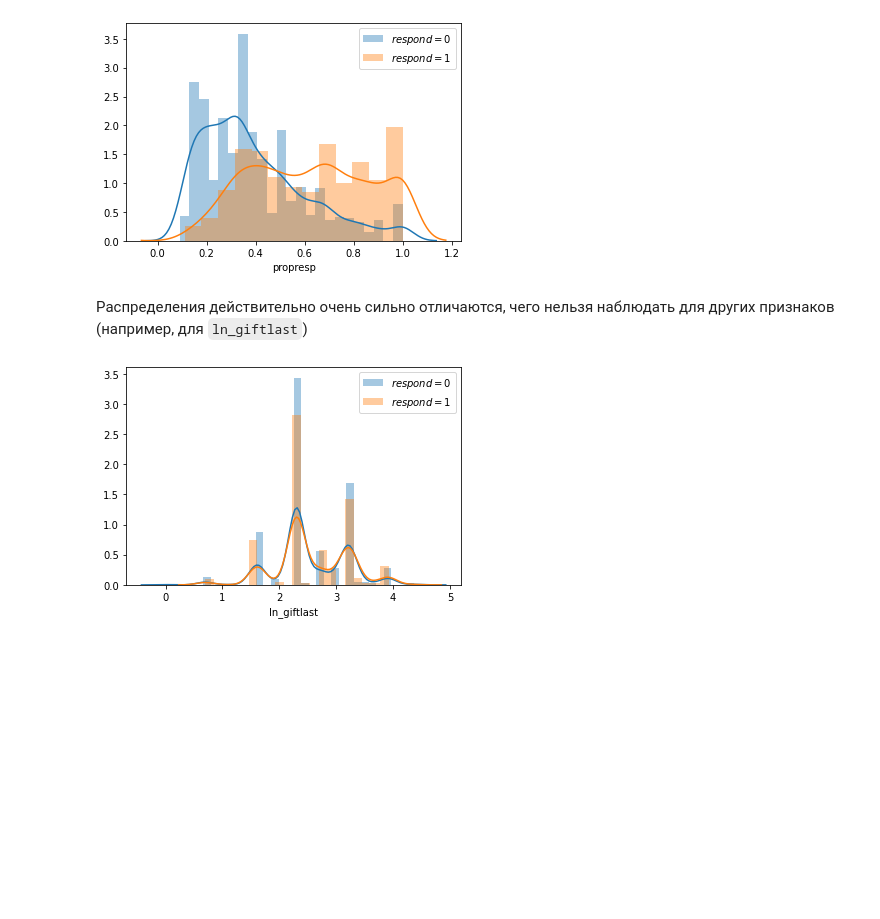
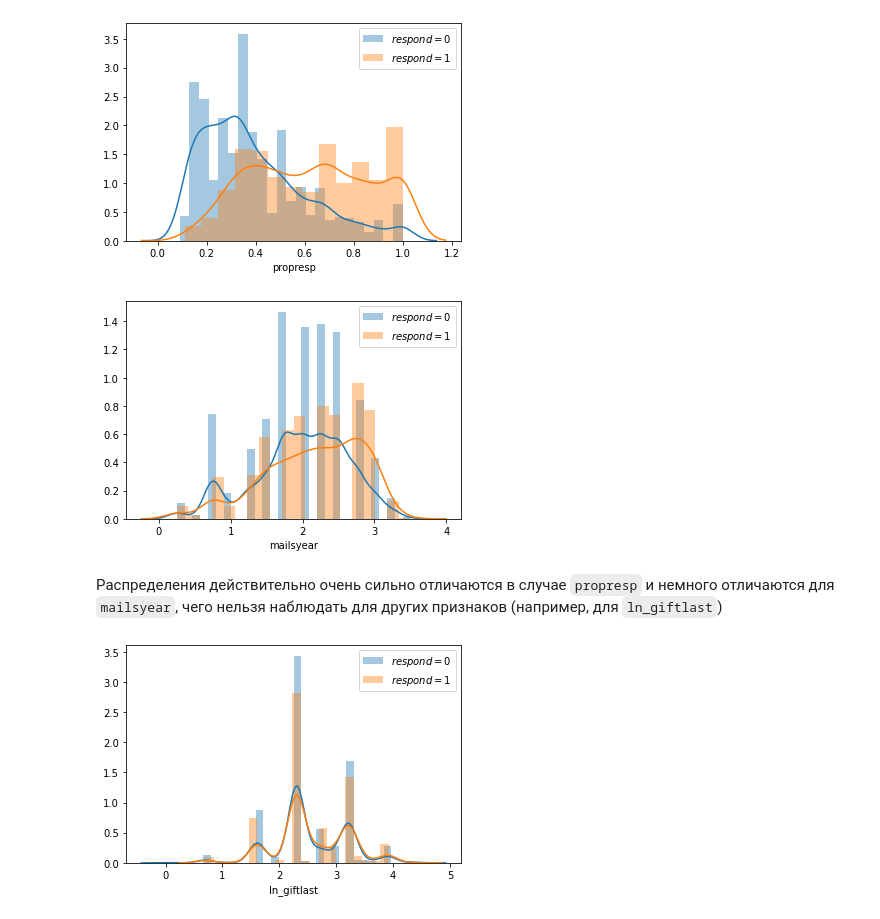
Before and after one commit to CrafterKolyan/applied-statistical-data-analysis, a Jupyter notebook: project/project_Nikolay_Korolev.ipynb, the cells around one changed output. Saved outputs shown, nothing was run; the diff lists cells and outputs as text; code cells hidden in the pictures; blank space fills up the shorter version.

```diff
--- a/project/project_Nikolay_Korolev.ipynb
+++ b/project/project_Nikolay_Korolev.ipynb
@@ -310,0 +336,2 @@ Accuracy: 0.7130600571973308
+# %%
+data['mailsyear_bin'] = data['mailsyear'] <= 1
@@ -310,0 +353,3 @@ Accuracy: 0.7130600571973308
+# %%
+column = 'mailsyear'
+data = data.join(pd.get_dummies(data[column], prefix=column, drop_first=True))
@@ -317,8 +384,15 @@ plt.legend()
 plt.show()
 # %% [output]
 [figure]
+# %%
+sns.distplot(data[data['respond'] == 0]['mailsyear'], label='$respond = 0$')
+sns.distplot(data[data['respond'] == 1]['mailsyear'], label='$respond = 1$')
+plt.legend()
+plt.show()
+# %% [output]
+[figure, added]
 # %% [markdown]
-Распределения действительно очень сильно отличаются, чего нельзя наблюдать для других признаков (например, для `ln_giftlast`)
+Распределения действительно очень сильно отличаются в случае `propresp` и немного отличаются для `mailsyear`, чего нельзя наблюдать для других признаков (например, для `ln_giftlast`)
 # %%
 sns.distplot(data[data['respond'] == 0]['ln_giftlast'], label='$respond = 0$')
 sns.distplot(data[data['respond'] == 1]['ln_giftlast'], label='$respond = 1$')
```
Also changed, not shown: parts of 16 cells of this notebook.
